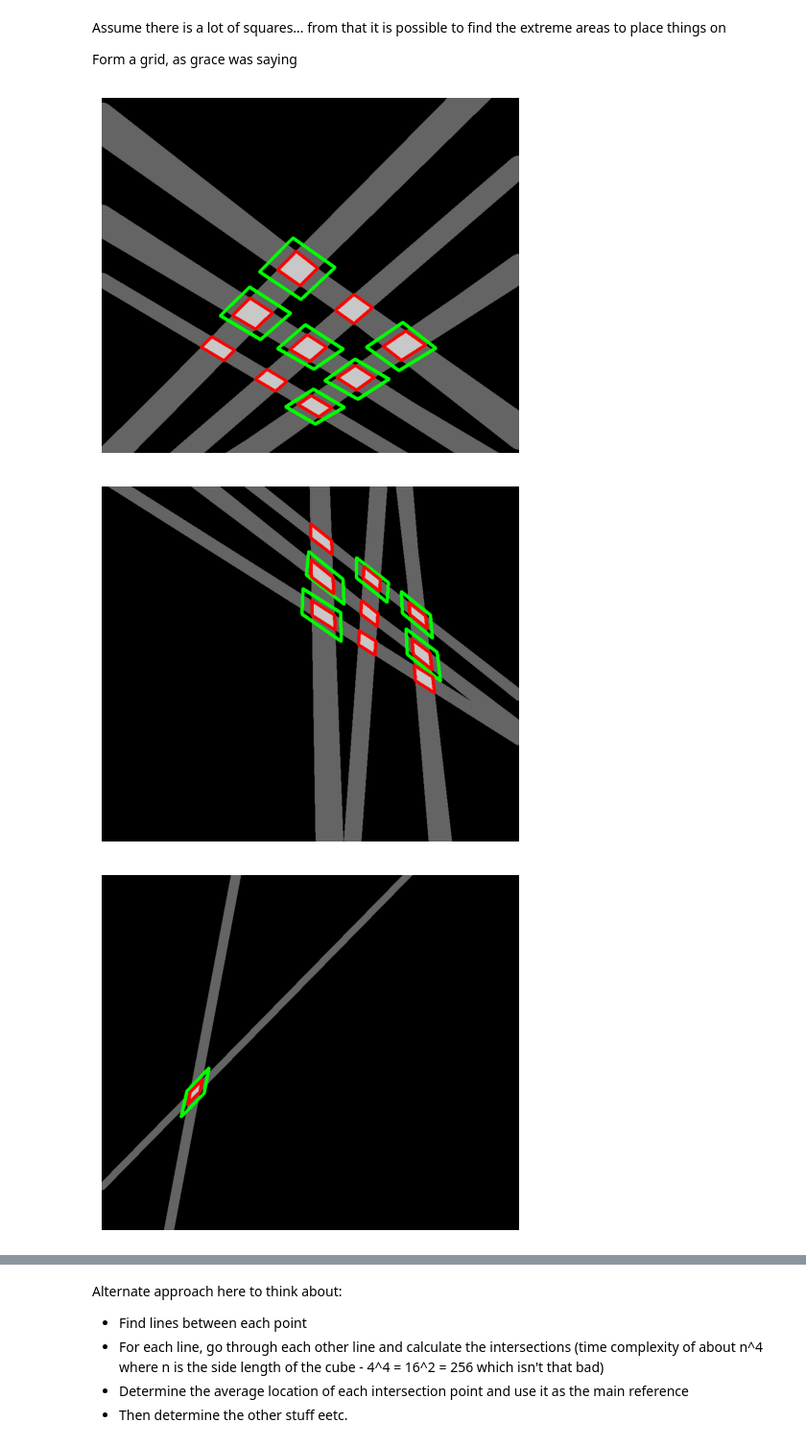
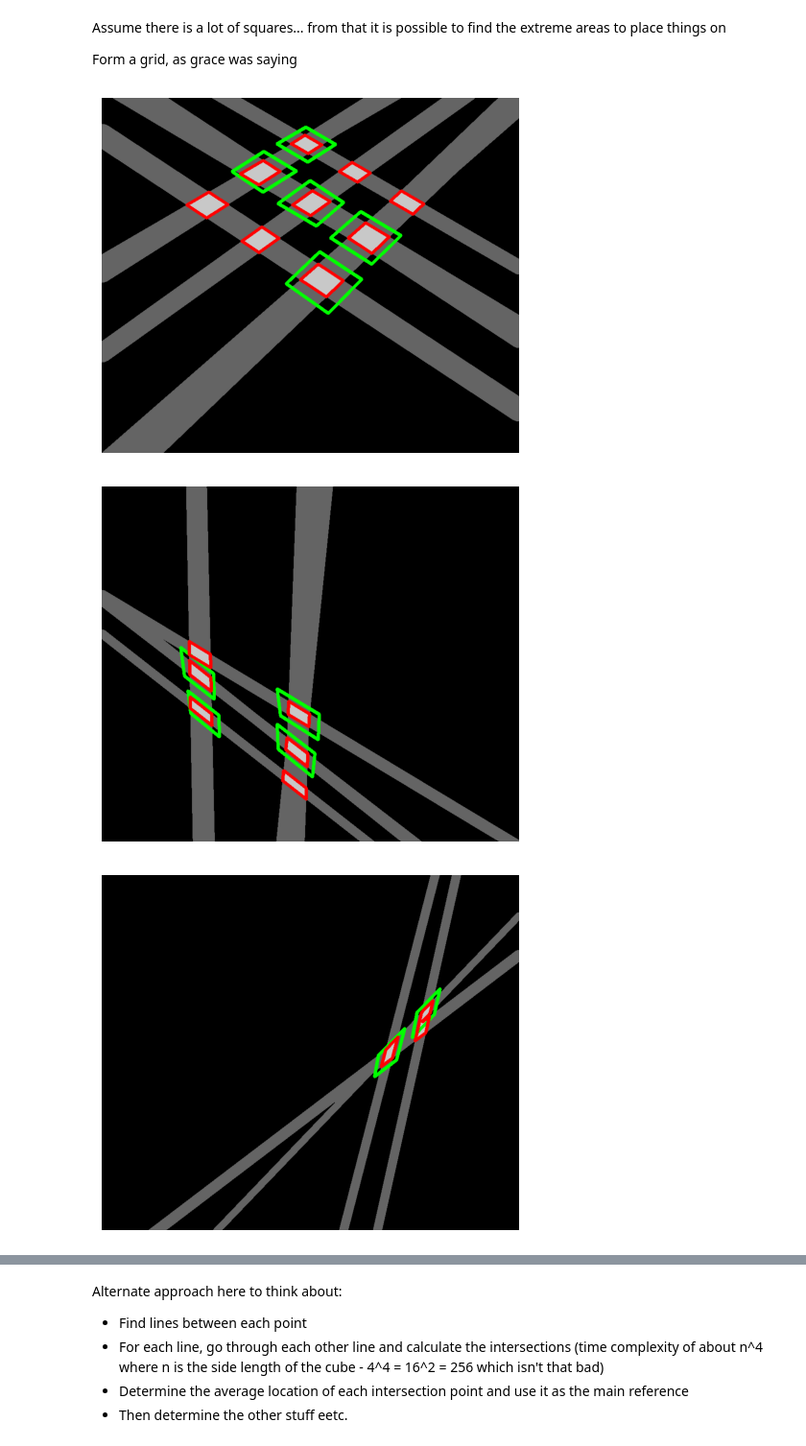
Before and after one commit to vivaansinghvi07/rubix-cube-solver, a Jupyter notebook: cv_testing.ipynb, the cells around one changed output, grey strips where cells are left out. Shown at 96% size. Drawn from its saved outputs; the diff is of its cells as text; code cells hidden in the pictures.

```diff
--- a/cv_testing.ipynb
+++ b/cv_testing.ipynb
@@ -208,35 +208,36 @@ def fill_empty_squares(img: cv2.Mat, face_contours: dict[tuple[float], list[Cont
         c1_c2_intersection_map = np.zeros(img.shape[:2], dtype=np.uint8)
         c2_c3_intersection_map = np.zeros(img.shape[:2], dtype=np.uint8)
         for cnt in squares:
             center = get_center(cnt)
             c1, c2, c3 = cnt[:-1]
             fill_line_through_contour(c1_c2_intersection_map, center, c2, c3, c1)
             fill_line_through_contour(c2_c3_intersection_map, center, c2, c1, c3)
 
         # determine a final map and new contours that are completely accurate to the cube
         final_map = c1_c2_intersection_map + c2_c3_intersection_map
         thresh = cv2.threshold(final_map, 199, 255, cv2.THRESH_BINARY)[1]
         new_squares = cv2.findContours(thresh, cv2.RETR_TREE, cv2.CHAIN_APPROX_SIMPLE)[0]
-        new_face_contours[key] = [*map(lambda x: cv2.approxPolyDP(x, 0.03*cv2.arcLength(x, True), True).reshape(-1, 2), new_squares)]  # reshape makes it from (-1, 1, 2) to (-1, 2)
+        new_approx = [*map(lambda x: cv2.approxPolyDP(x, 0.03*cv2.arcLength(x, True), True).reshape(-1, 2), new_squares)]  # reshape makes it from (-1, 1, 2) to (-1, 2)
+        new_face_contours[key] = [*filter(lambda x: len(x) == 4, new_approx)]
 
         # show the map, green is original contours, red is the new ones
         if show:
             display_img = cv2.cvtColor(final_map, cv2.COLOR_GRAY2BGR)
             cv2.drawContours(display_img, squares, -1, (0, 255, 0), 5)
             imshow(cv2.drawContours(display_img, new_squares, -1, (0, 0, 255), 5))
 
     # show the final piece determinations
     if show:
         disp_img = cv2.cvtColor(cv2.cvtColor(img, cv2.COLOR_BGR2GRAY), cv2.COLOR_GRAY2BGR)
         for contours in new_face_contours.values():
             cv2.drawContours(disp_img, contours, -1, (0, 255, 0), 5)
         imshow(disp_img)
 
     return new_face_contours
 
-img = imread_capped("./images/test3.png")
+img = np.flip(imread_capped("./images/test3.png"), axis=(0,1))
 _ = fill_empty_squares(img, get_squares_by_angle(get_cubie_contours(img)), show=True)
 # %% [output]
-[figure, old version]
+[figure, new version]
-[figure, old version]
+[figure, new version]
-[figure, old version]
+[figure, new version]
```
Also changed, not shown: parts of 2 cells of this notebook.
